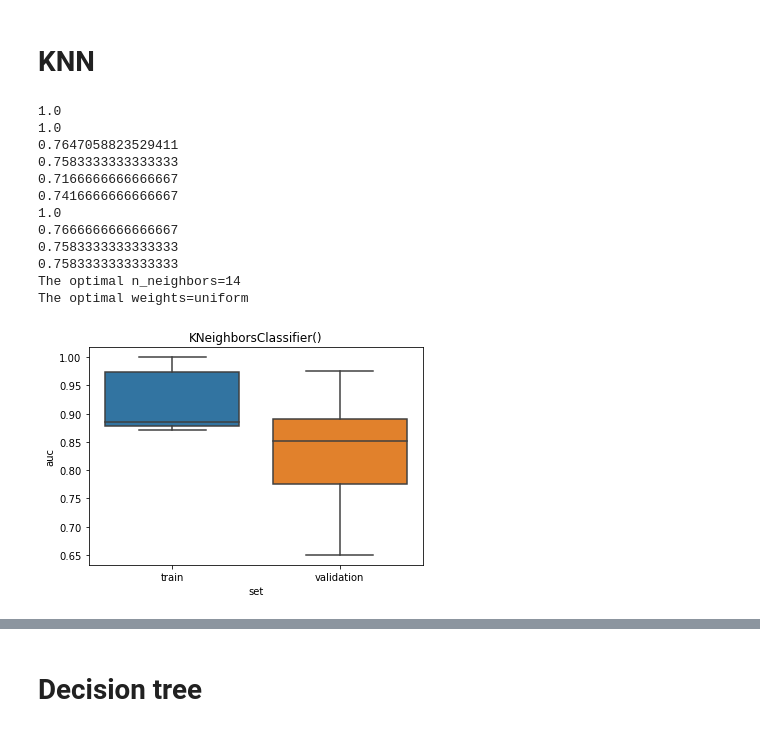
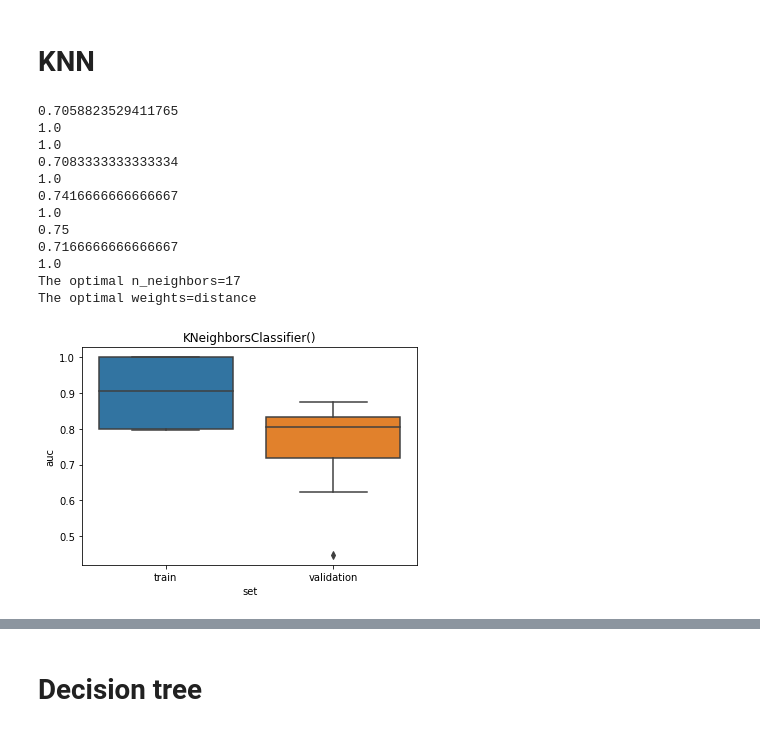
Before and after one commit to naomiverkerk/TM10007, a Jupyter notebook: Okedezefile.ipynb, the cells around one changed output, grey strips where cells are left out. Drawn from its saved outputs; the diff is of its cells as text; code cells hidden in the pictures.

```diff
--- a/Okedezefile.ipynb
+++ b/Okedezefile.ipynb
@@ -283,12 +218,12 @@ parameters_list = [
 # KNN
 # %%
 results = []
-for train_index, validation_index, in cv_10fold.split(X_train, Y_train):
+for train_index, validation_index, in cv_10fold.split(X_train_final, Y_train):
 
-    X_train_CV = X_train[train_index]
+    X_train_CV = X_train_final[train_index]
     Y_train_CV = Y_train[train_index]
 
-    X_validation_CV = X_train[validation_index]
+    X_validation_CV = X_train_final[validation_index]
     Y_validation_CV = Y_train[validation_index]
 
     clf = clf_list[0]
@@ -317,44 +252,45 @@ for train_index, validation_index, in cv_10fold.split(X_train, Y_train):
     probabilities_validation = clf.predict_proba(X_validation_CV)
     scores_validation = probabilities_validation[:, 1]
     print(clf.score(X_train_CV, Y_train_CV))
+
     # Get the auc
     auc_validation = metrics.roc_auc_score(Y_validation_CV, scores_validation)
     results.append({
         'auc': auc_validation,
         'n_neighbors': clf.n_neighbors,
         "weights": clf.weights,
         "metric": clf.metric,
         'set': 'validation'
     })
 
 #Create results dataframe and plot it
 results = pd.DataFrame(results)
 sns.boxplot(y='auc', x='set', data=results).set_title(f'{clf_list[0]}')
 
 optimal_parameter = []
 parameter_keys = list(parameters.keys())
 
 for item in parameter_keys:
     best_item = []
     for i in list(range(0,10,2)):
         best_item.append(results[item][i])
 
     optimal_parameter.append(statistics.median(best_item))
     print(f"The optimal {item}={optimal_parameter[-1]}")
 # %% [output]
+0.7058823529411765
 1.0
 1.0
-0.7647058823529411
-0.7583333333333333
-0.7166666666666667
+0.7083333333333334
+1.0
 0.7416666666666667
 1.0
-0.7666666666666667
-0.7583333333333333
-0.7583333333333333
-The optimal n_neighbors=14
-The optimal weights=uniform
+0.75
+0.7166666666666667
+1.0
+The optimal n_neighbors=17
+The optimal weights=distance
-[figure, old version]
+[figure, new version]
 # %%
 clf = clf_list[0]
 parameters = parameters_list[0]
```
Also changed, not shown: parts of 9 cells of this notebook.
